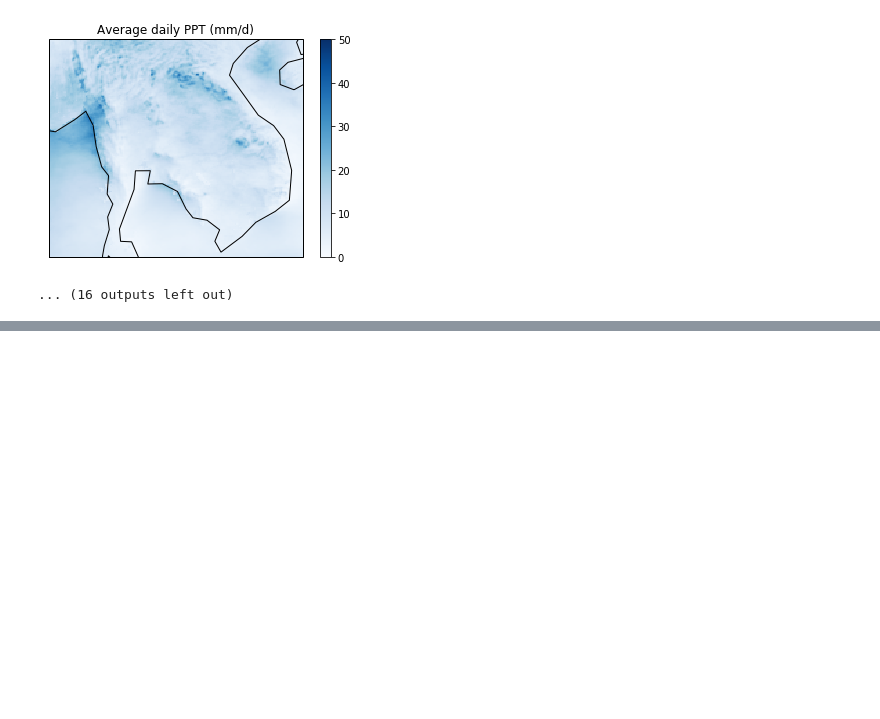
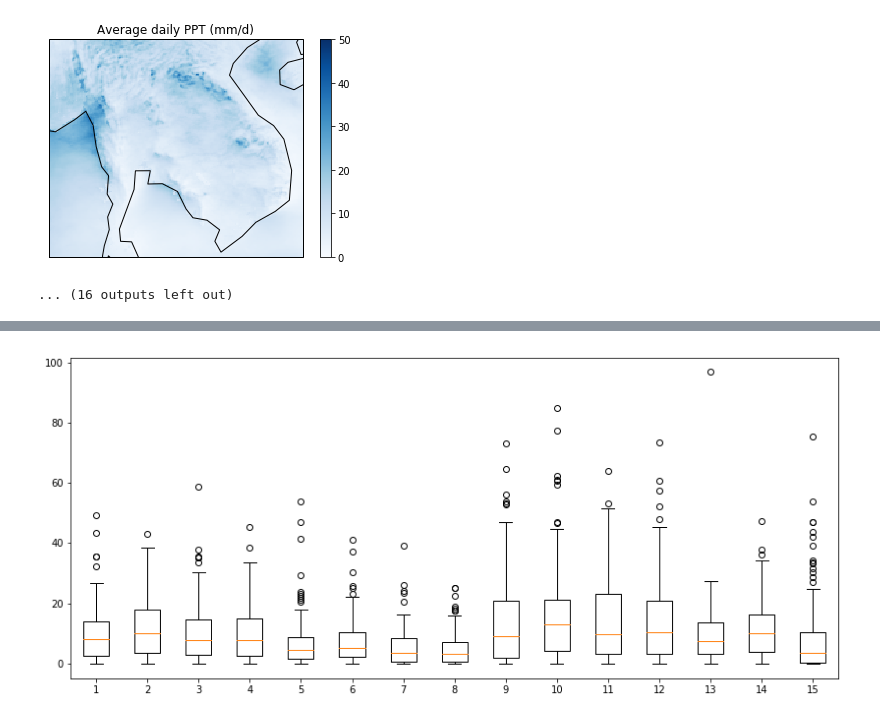
Before and after one commit to likkhian/principia, a Jupyter notebook: plot_pdf.ipynb, the cells around one changed output, grey strips where cells are left out. Cells and saved outputs as stored; diff of their text form; code cells hidden in the pictures; blank space fills up the shorter version.

Commit message:
added boxplots. last one is trmm.

```diff
--- a/plot_pdf.ipynb
+++ b/plot_pdf.ipynb
@@ -421,0 +427,26 @@ working on../parameterization_exp/wrfpost_run_19_2014_d02.nc ../parameterization
+# %%
+def plotbox(loc,data,frame,title):
+    ilat,ilon=pos(loc,frame)
+    ilattrmm,ilontrmm=pos(loc,trmm14)
+    valtrmm=pd.DataFrame(trmm[:,ilattrmm,ilontrmm],columns=(['trmm']))
+    val=pd.DataFrame(data[:,ilat,ilon],columns=['model'])
+#     ax=plt.boxplot(val['model'])
+    return data[:,ilat,ilon]
+#     ax.set_title(title)
+
+plotbox(chiangsaen_loc,trmm,trmm14,'chiangsaen')
+plt.show()
+# %%
+wrf2014=xr.open_dataset(file_list2014[0])
+everything=np.empty([len(file_list2014)+1,184])
+for fileIndex in range(0,len(file_list2014)):
+    print('working on'+file_list2014[fileIndex],file_list2015[fileIndex])
+    wrf2014=xr.open_dataset(file_list2014[fileIndex])
+    wrf2015=xr.open_dataset(file_list2015[fileIndex])
+    ppt=np.zeros([184,la,lo])
+    ppt[:92,:,:]=wrf2014.PPT
+    ppt[92:,:,:]=wrf2015.PPT
+    everything[fileIndex,:]=plotbox(chiangsaen_loc,ppt,wrf2014,'chiangsaen')
+ilattrmm,ilontrmm=pos(chiangsaen_loc,trmm14)
+everything[-1,:]=trmm[:,ilattrmm,ilontrmm]
+print(np.shape(everything))
@@ -421,0 +469,6 @@ working on../parameterization_exp/wrfpost_run_19_2014_d02.nc ../parameterization
+# %%
+plt.rcParams["figure.figsize"] = 14,6
+plt.boxplot(everything.T)
+plt.show()
+# %% [output]
+[figure, added]
```
Also changed, not shown: parts of 4 cells of this notebook.
